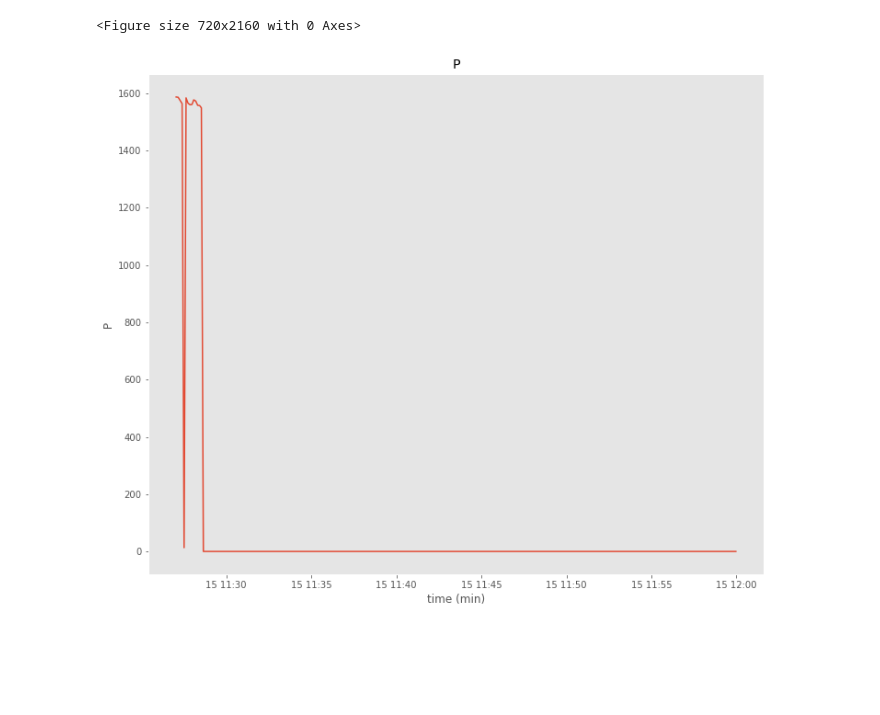
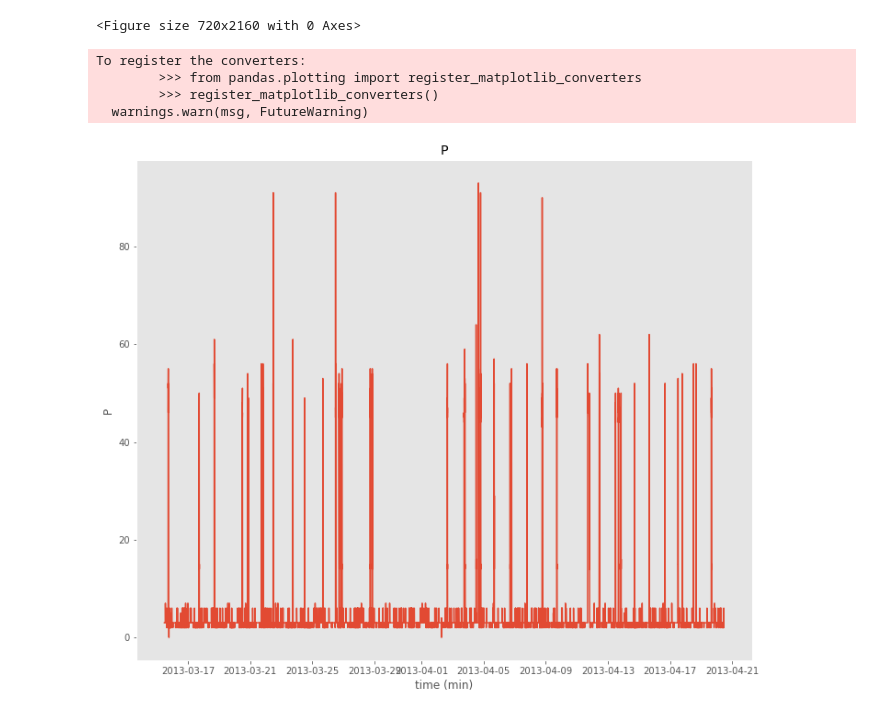
Before and after one commit to jenkoj/ts2img, a Jupyter notebook: ukdale_generate_dataset.ipynb, the cells around one changed output. Cells and saved outputs as stored; diff of their text form; code cells hidden in the pictures; blank space fills up the shorter version.

```diff
--- a/ukdale_generate_dataset.ipynb
+++ b/ukdale_generate_dataset.ipynb
@@ -34,23 +18,27 @@ rcParams['figure.figsize'] = (12, 10)
 plt.figure(figsize=(10,30))
 
 ukdale = DataSet('ukdale.h5')
-ukdale.set_window(start='2013-3-15T1127',end='2013-3-15T1200')
+ukdale.set_window(start='2013-3-15T1127',end='2013-4-20T1200')
 # %% [output]
 <Figure size 720x2160 with 0 Axes>
 # %%
 elec = ukdale.buildings[1].elec
-fridge = elec['microwave']
+fridge = elec['oven']
 fridge.available_columns()
 df = next(fridge.load(physical_quantity='power'))
 
 fig, ax = plt.subplots()
 ax.plot(df.fillna(0))
 ax.set(xlabel='time (min)', ylabel='P', title='P')
 ax.grid()
 
 #df.power.active[1900:1950]
 # %% [output]
+To register the converters:
+        >>> from pandas.plotting import register_matplotlib_converters
+        >>> register_matplotlib_converters()
+  warnings.warn(msg, FutureWarning)
-[figure, old version]
+[figure, new version]
 # %%
 df.axes
 # %% [output]
```
Also changed, not shown: parts of 16 cells of this notebook.
